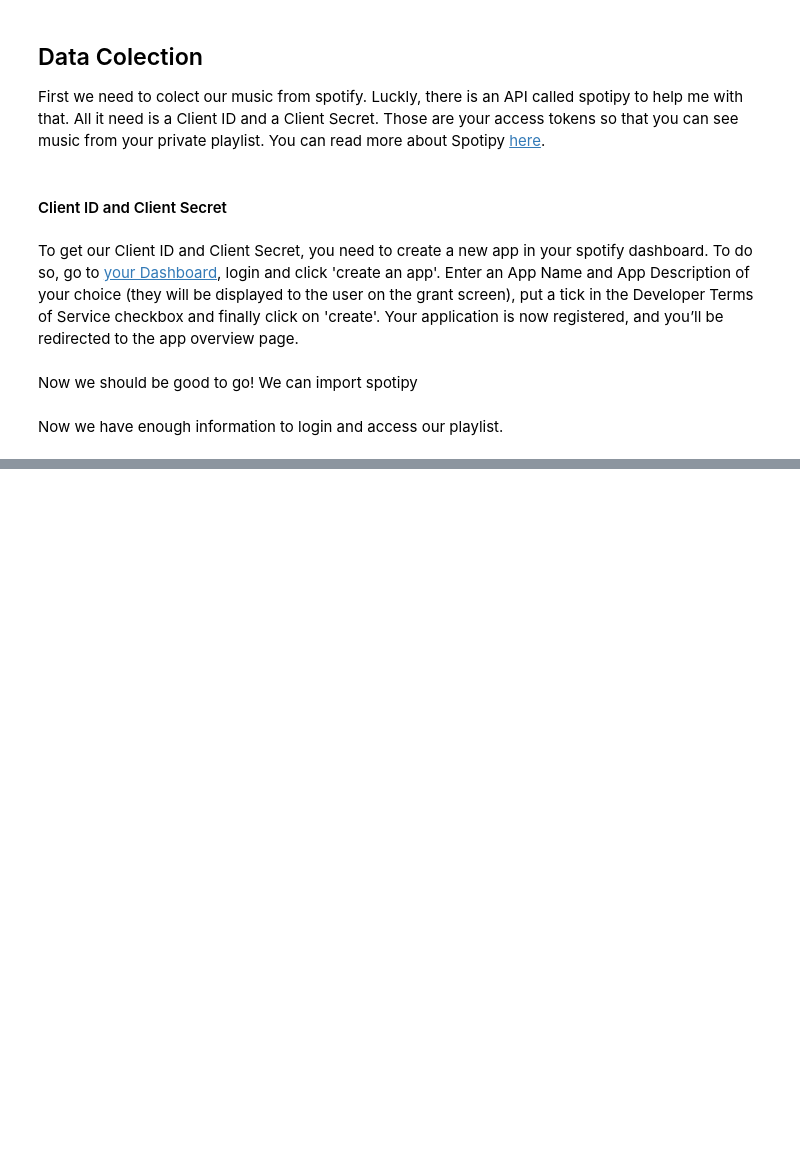
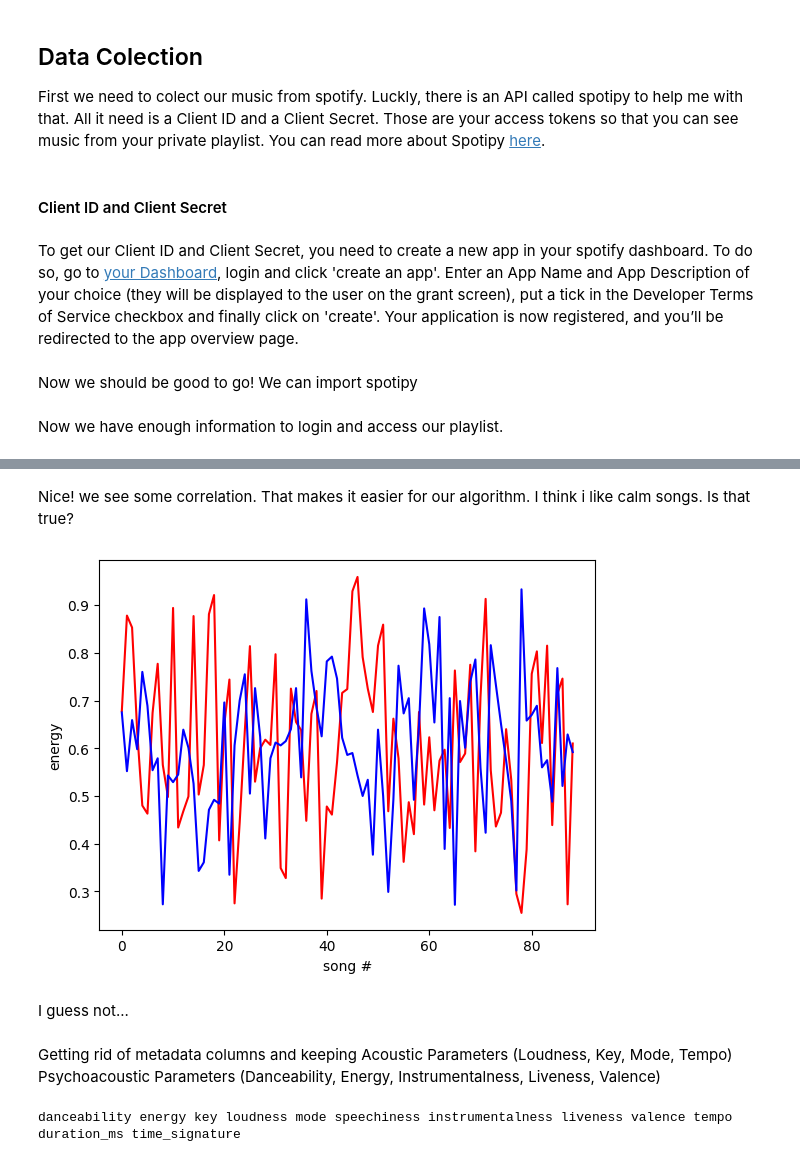
Before and after one commit to lthomazi/lthomazi.github.io, a Jupyter notebook: lucas_320_final.ipynb, the cells around one changed output, grey strips where cells are left out. Cells and saved outputs as stored; diff of their text form; code cells hidden in the pictures; blank space fills up the shorter version.

```diff
--- a/lucas_320_final.ipynb
+++ b/lucas_320_final.ipynb
@@ -86,0 +159,20 @@ call_playlist("spotify","7vI0tN3yUn07dkK9T6p2pg")
+# %% [markdown]
+Nice! we see some correlation. That makes it easier for our algorithm.
+I think i like calm songs. Is that true?
+# %%
+x = my_music.index
+y1 = my_music['energy']
+plt.plot(x,y1,'r')
+y2 = my_music['danceability']
+plt.plot(x,y2,'b')
+plt.ylabel('energy')
+plt.xlabel('song #')
+plt.show()
+# %% [output]
+[figure, added]
+# %% [markdown]
+I guess not...
+# %% [markdown]
+Getting rid of metadata columns and keeping
+Acoustic Parameters (Loudness, Key, Mode, Tempo)
+Psychoacoustic Parameters (Danceability, Energy, Instrumentalness, Liveness, Valence)
@@ -86,0 +182,4 @@ call_playlist("spotify","7vI0tN3yUn07dkK9T6p2pg")
+# %%
+print(*my_music.columns)
+# %% [output]
+danceability energy key loudness mode speechiness instrumentalness liveness valence tempo duration_ms time_signature
```
Also changed, not shown: parts of 15 cells of this notebook, 1 other file.
